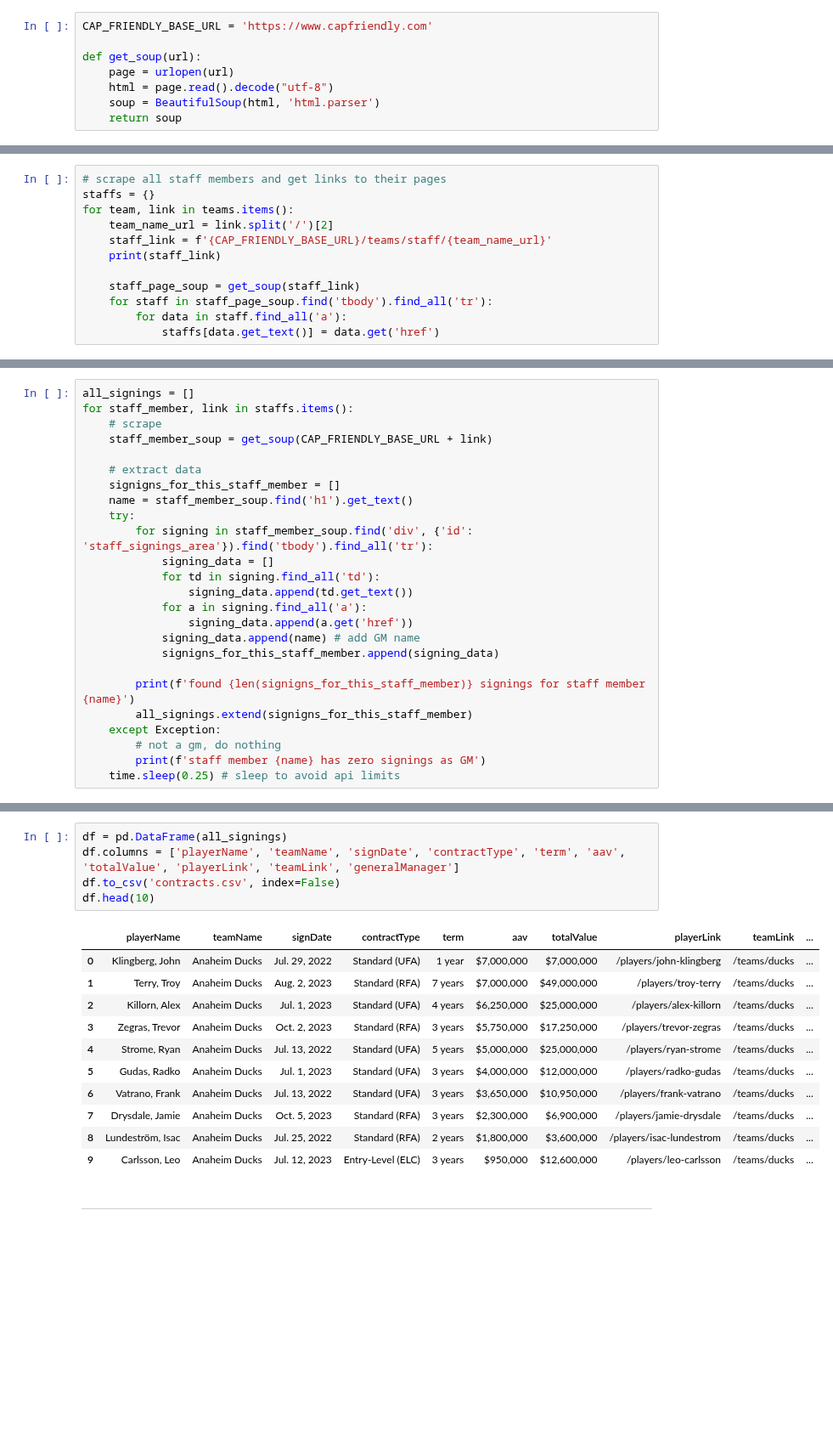
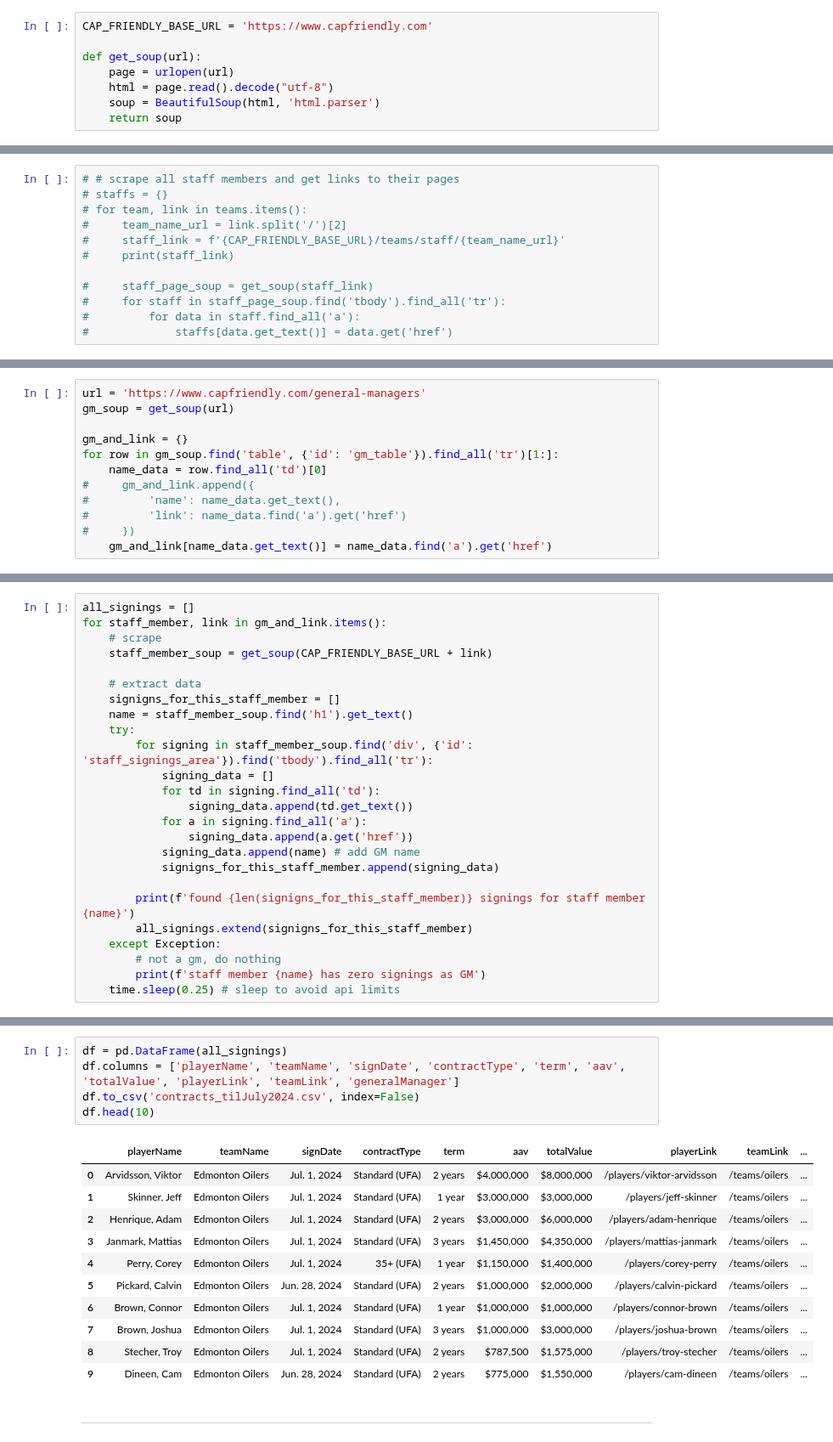
Before and after one commit to shawzy2/minWage, a Jupyter notebook: notebook/miner.ipynb, the cells around one changed output, grey strips where cells are left out. Shown at 85% size. Drawn from its saved outputs; the diff is of its cells as text; blank space fills up the shorter version.

Commit message:
add additional scrapers for capfriendly data

```diff
--- a/notebook/miner.ipynb
+++ b/notebook/miner.ipynb
@@ -49,12 +31,12 @@ pprint.pprint(teams)
 # %%
-# scrape all staff members and get links to their pages
-staffs = {}
-for team, link in teams.items():
-    team_name_url = link.split('/')[2]
-    staff_link = f'{CAP_FRIENDLY_BASE_URL}/teams/staff/{team_name_url}'
-    print(staff_link)
+# # scrape all staff members and get links to their pages
+# staffs = {}
+# for team, link in teams.items():
+#     team_name_url = link.split('/')[2]
+#     staff_link = f'{CAP_FRIENDLY_BASE_URL}/teams/staff/{team_name_url}'
+#     print(staff_link)
 
-    staff_page_soup = get_soup(staff_link)
-    for staff in staff_page_soup.find('tbody').find_all('tr'):
-        for data in staff.find_all('a'):
-            staffs[data.get_text()] = data.get('href')
+#     staff_page_soup = get_soup(staff_link)
+#     for staff in staff_page_soup.find('tbody').find_all('tr'):
+#         for data in staff.find_all('a'):
+#             staffs[data.get_text()] = data.get('href')
@@ -82,0 +47,12 @@ len(staffs)
+# %%
+url = 'https://www.capfriendly.com/general-managers'
+gm_soup = get_soup(url)
+
+gm_and_link = {}
+for row in gm_soup.find('table', {'id': 'gm_table'}).find_all('tr')[1:]:
+    name_data = row.find_all('td')[0]
+#     gm_and_link.append({
+#         'name': name_data.get_text(),
+#         'link': name_data.find('a').get('href')
+#     })
+    gm_and_link[name_data.get_text()] = name_data.find('a').get('href')
@@ -83,6 +63,6 @@ len(staffs)
 # %%
 all_signings = []
-for staff_member, link in staffs.items():
+for staff_member, link in gm_and_link.items():
     # scrape
     staff_member_soup = get_soup(CAP_FRIENDLY_BASE_URL + link)
 
@@ -126,20 +106,20 @@ staff member HAYLEY WICKENHEISER has zero signings as GM
 # %%
 df = pd.DataFrame(all_signings)
 df.columns = ['playerName', 'teamName', 'signDate', 'contractType', 'term', 'aav', 'totalValue', 'playerLink', 'teamLink', 'generalManager']
-df.to_csv('contracts.csv', index=False)
+df.to_csv('contracts_tilJuly2024.csv', index=False)
 df.head(10)
 # %% [output]
 |  | playerName | teamName | signDate | contractType | term | aav | totalValue | playerLink | teamLink | ... |
-| 0 | Klingberg, John | Anaheim Ducks | Jul. 29, 2022 | Standard (UFA) | 1 year | $7,000,000 | $7,000,000 | /players/john-klingberg | /teams/ducks | ... |
-| 1 | Terry, Troy | Anaheim Ducks | Aug. 2, 2023 | Standard (RFA) | 7 years | $7,000,000 | $49,000,000 | /players/troy-terry | /teams/ducks | ... |
-| 2 | Killorn, Alex | Anaheim Ducks | Jul. 1, 2023 | Standard (UFA) | 4 years | $6,250,000 | $25,000,000 | /players/alex-killorn | /teams/ducks | ... |
-| 3 | Zegras, Trevor | Anaheim Ducks | Oct. 2, 2023 | Standard (RFA) | 3 years | $5,750,000 | $17,250,000 | /players/trevor-zegras | /teams/ducks | ... |
-| 4 | Strome, Ryan | Anaheim Ducks | Jul. 13, 2022 | Standard (UFA) | 5 years | $5,000,000 | $25,000,000 | /players/ryan-strome | /teams/ducks | ... |
-| 5 | Gudas, Radko | Anaheim Ducks | Jul. 1, 2023 | Standard (UFA) | 3 years | $4,000,000 | $12,000,000 | /players/radko-gudas | /teams/ducks | ... |
-| 6 | Vatrano, Frank | Anaheim Ducks | Jul. 13, 2022 | Standard (UFA) | 3 years | $3,650,000 | $10,950,000 | /players/frank-vatrano | /teams/ducks | ... |
-| 7 | Drysdale, Jamie | Anaheim Ducks | Oct. 5, 2023 | Standard (RFA) | 3 years | $2,300,000 | $6,900,000 | /players/jamie-drysdale | /teams/ducks | ... |
-| 8 | Lundeström, Isac | Anaheim Ducks | Jul. 25, 2022 | Standard (RFA) | 2 years | $1,800,000 | $3,600,000 | /players/isac-lundestrom | /teams/ducks | ... |
-| 9 | Carlsson, Leo | Anaheim Ducks | Jul. 12, 2023 | Entry-Level (ELC) | 3 years | $950,000 | $12,600,000 | /players/leo-carlsson | /teams/ducks | ... |
+| 0 | Arvidsson, Viktor | Edmonton Oilers | Jul. 1, 2024 | Standard (UFA) | 2 years | $4,000,000 | $8,000,000 | /players/viktor-arvidsson | /teams/oilers | ... |
+| 1 | Skinner, Jeff | Edmonton Oilers | Jul. 1, 2024 | Standard (UFA) | 1 year | $3,000,000 | $3,000,000 | /players/jeff-skinner | /teams/oilers | ... |
+| 2 | Henrique, Adam | Edmonton Oilers | Jul. 1, 2024 | Standard (UFA) | 2 years | $3,000,000 | $6,000,000 | /players/adam-henrique | /teams/oilers | ... |
+| 3 | Janmark, Mattias | Edmonton Oilers | Jul. 1, 2024 | Standard (UFA) | 3 years | $1,450,000 | $4,350,000 | /players/mattias-janmark | /teams/oilers | ... |
+| 4 | Perry, Corey | Edmonton Oilers | Jul. 1, 2024 | 35+ (UFA) | 1 year | $1,150,000 | $1,400,000 | /players/corey-perry | /teams/oilers | ... |
+| 5 | Pickard, Calvin | Edmonton Oilers | Jun. 28, 2024 | Standard (UFA) | 2 years | $1,000,000 | $2,000,000 | /players/calvin-pickard | /teams/oilers | ... |
+| 6 | Brown, Connor | Edmonton Oilers | Jul. 1, 2024 | Standard (UFA) | 1 year | $1,000,000 | $1,000,000 | /players/connor-brown | /teams/oilers | ... |
+| 7 | Brown, Joshua | Edmonton Oilers | Jul. 1, 2024 | Standard (UFA) | 3 years | $1,000,000 | $3,000,000 | /players/joshua-brown | /teams/oilers | ... |
+| 8 | Stecher, Troy | Edmonton Oilers | Jul. 1, 2024 | Standard (UFA) | 2 years | $787,500 | $1,575,000 | /players/troy-stecher | /teams/oilers | ... |
+| 9 | Dineen, Cam | Edmonton Oilers | Jun. 28, 2024 | Standard (UFA) | 2 years | $775,000 | $1,550,000 | /players/cam-dineen | /teams/oilers | ... |
 # %% [markdown]
 ------------------
 # %%
```
Also changed, not shown: parts of 10 cells of this notebook, 17 other files.
